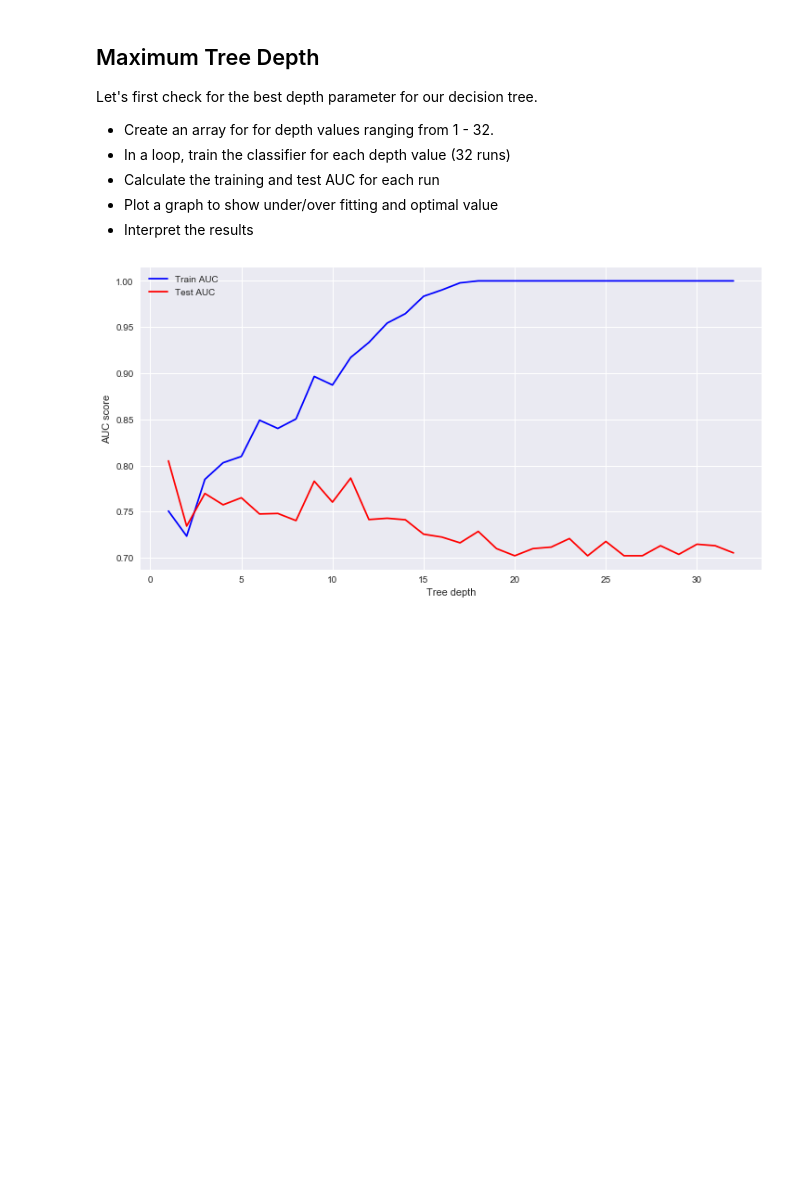
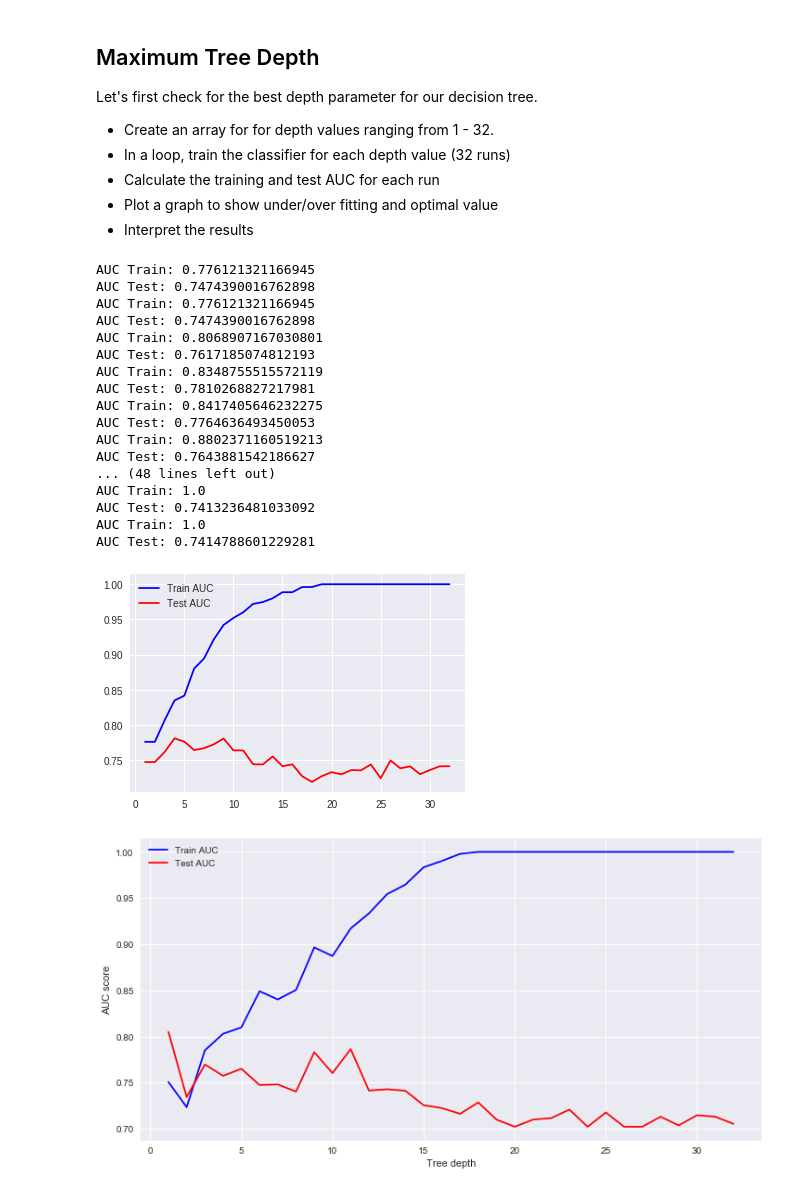
Before and after one commit to Pietrassyk/dsc-tuning-decision-trees-lab-nyc-ds-career-042219, a Jupyter notebook: index.ipynb, the cells around one changed output. Saved outputs shown, nothing was run; the diff lists cells and outputs as text; code cells hidden in the pictures; blank space fills up the shorter version.

```diff
--- a/index.ipynb
+++ b/index.ipynb
@@ -116,18 +116,37 @@ Let's first check for the best depth parameter for our decision tree.
 # %%
 results_train = []
 results_test = []
 tree_depth = range(1,33)
 
 for i in tree_depth:
     model = DecisionTreeClassifier(max_depth = i)
     results = (train_eval(model))
     results_train.append(results[0])
     results_test.append(results[1])
 
 plt.plot(tree_depth,results_train, color = "b", label = "Train AUC")
 plt.plot(tree_depth,results_test, color = "r", label = "Test AUC")
-plt.lege
+plt.legend()
 plt.show()
+# %% [output]
+AUC Train: 0.776121321166945
+AUC Test: 0.7474390016762898
+AUC Train: 0.776121321166945
+AUC Test: 0.7474390016762898
+AUC Train: 0.8068907167030801
+AUC Test: 0.7617185074812193
+AUC Train: 0.8348755515572119
+AUC Test: 0.7810268827217981
+AUC Train: 0.8417405646232275
+AUC Test: 0.7764636493450053
+AUC Train: 0.8802371160519213
+AUC Test: 0.7643881542186627
+... (48 lines left out)
+AUC Train: 1.0
+AUC Test: 0.7413236481033092
+AUC Train: 1.0
+AUC Test: 0.7414788601229281
+[figure, added]
 # %%
 # Identify the optimal tree depth for given data
 
```
